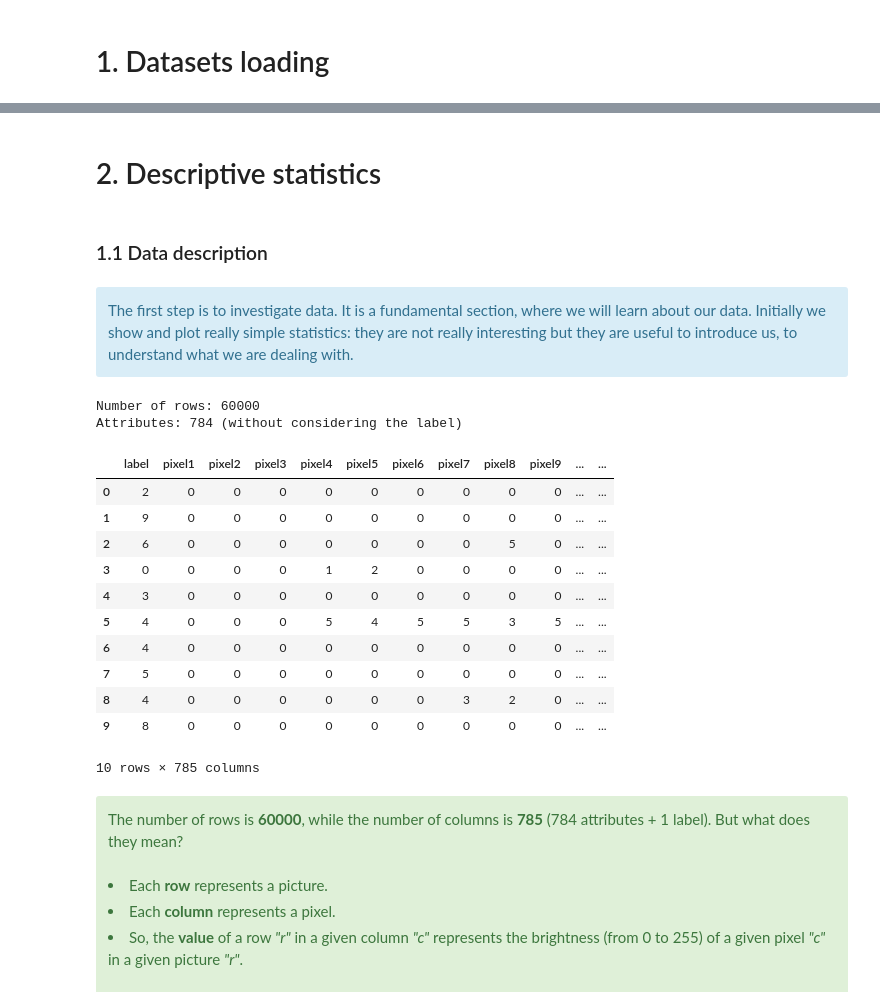
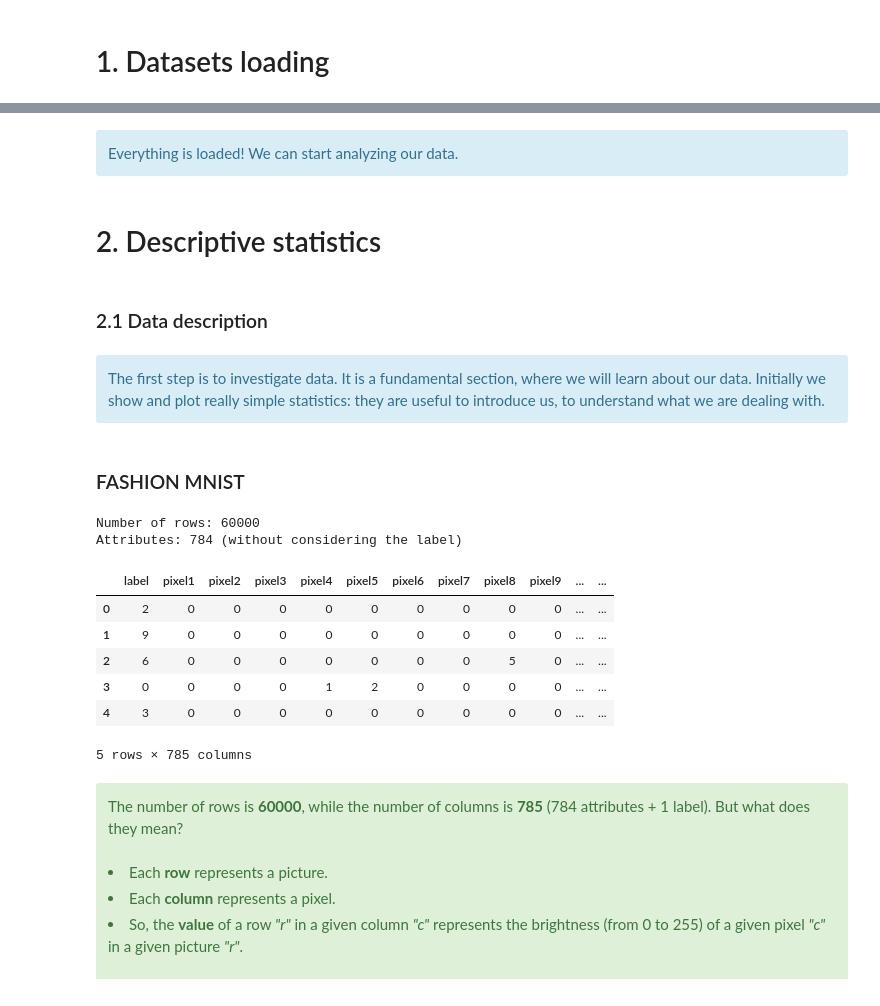
Before and after one commit to claudioscalzo/asi-challenge, a Jupyter notebook: asi_challenge_claudio_scalzo.ipynb, the cells around one changed output, grey strips where cells are left out. Saved outputs shown, nothing was run; the diff lists cells and outputs as text; code cells hidden in the pictures.

```diff
--- a/asi_challenge_claudio_scalzo.ipynb
+++ b/asi_challenge_claudio_scalzo.ipynb
@@ -135,33 +147,34 @@ images = np.concatenate((np.asmatrix(newClasses).T, newImages), axis=1)
 attributes = [("pixel" + str(i) + "_" + str(c)) for i in range(height * width) for c in ["r", "g", "b"]]
 cifarTest = pd.DataFrame(images, columns = ["label"] + attributes)
+# %% [markdown]
+<div class='alert alert-info'>
+Everything is loaded! We can start analyzing our data.
+</div>
 # %% [markdown]
 # 2. Descriptive statistics
 # %% [markdown]
-### 1.1 Data description
+### 2.1 Data description
 # %% [markdown]
 <div class='alert alert-info'>
-The first step is to investigate data. It is a fundamental section, where we will learn about our data. Initially we show and plot really simple statistics: they are not really interesting but they are useful to introduce us, to understand what we are dealing with.
+The first step is to investigate data. It is a fundamental section, where we will learn about our data. Initially we show and plot really simple statistics: they are useful to introduce us, to understand what we are dealing with.
 </div>
+# %% [markdown]
+### <div class="label label-success">FASHION MNIST</div>
 # %%
 # PRINT TO DESCRIBE THE TRAIN
 print("Number of rows:", mnistTrain.shape[0])
 print("Attributes:", mnistTrain.drop(columns=['label']).shape[1], "(without considering the label)")
-display(mnistTrain.head(10))
+display(mnistTrain.head(5))
 # %% [output]
 Number of rows: 60000
 Attributes: 784 (without considering the label)
 |  | label | pixel1 | pixel2 | pixel3 | pixel4 | pixel5 | pixel6 | pixel7 | pixel8 | pixel9 | ... | ... |
 | 0 | 2 | 0 | 0 | 0 | 0 | 0 | 0 | 0 | 0 | 0 | ... | ... |
 | 1 | 9 | 0 | 0 | 0 | 0 | 0 | 0 | 0 | 0 | 0 | ... | ... |
 | 2 | 6 | 0 | 0 | 0 | 0 | 0 | 0 | 0 | 5 | 0 | ... | ... |
 | 3 | 0 | 0 | 0 | 0 | 1 | 2 | 0 | 0 | 0 | 0 | ... | ... |
 | 4 | 3 | 0 | 0 | 0 | 0 | 0 | 0 | 0 | 0 | 0 | ... | ... |
-| 5 | 4 | 0 | 0 | 0 | 5 | 4 | 5 | 5 | 3 | 5 | ... | ... |
-| 6 | 4 | 0 | 0 | 0 | 0 | 0 | 0 | 0 | 0 | 0 | ... | ... |
-| 7 | 5 | 0 | 0 | 0 | 0 | 0 | 0 | 0 | 0 | 0 | ... | ... |
-| 8 | 4 | 0 | 0 | 0 | 0 | 0 | 0 | 3 | 2 | 0 | ... | ... |
-| 9 | 8 | 0 | 0 | 0 | 0 | 0 | 0 | 0 | 0 | 0 | ... | ... |
-10 rows × 785 columns
+5 rows × 785 columns
 # %% [markdown]
 <div class='alert alert-success'>
 The number of rows is <b>60000</b>, while the number of columns is <b>785</b> (784 attributes + 1 label). But what does they mean?<br>
```
Also changed, not shown: parts of 36 cells of this notebook.
